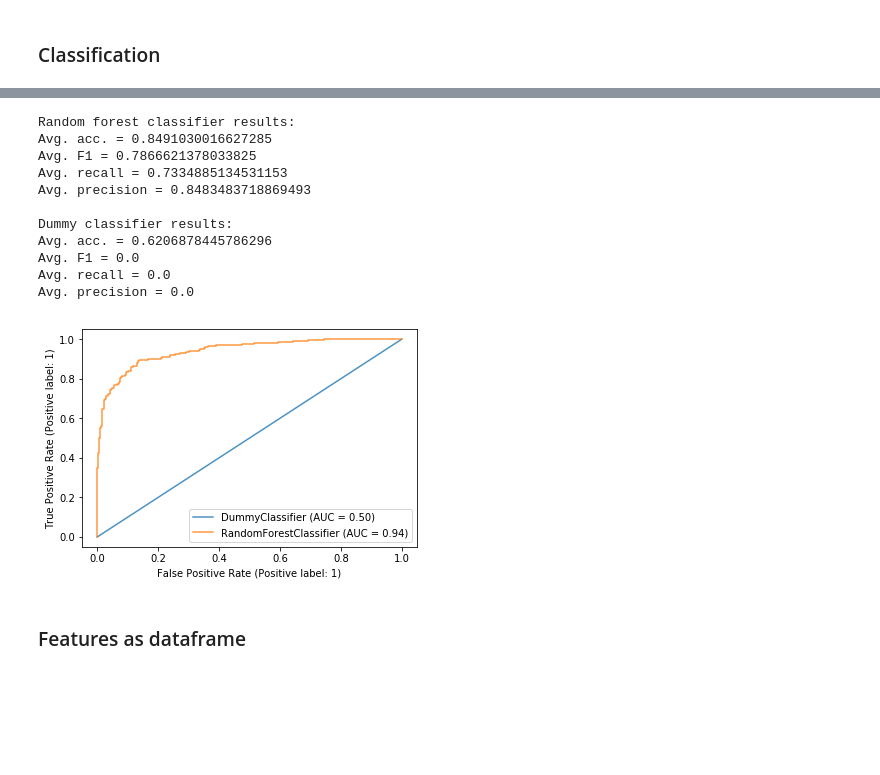
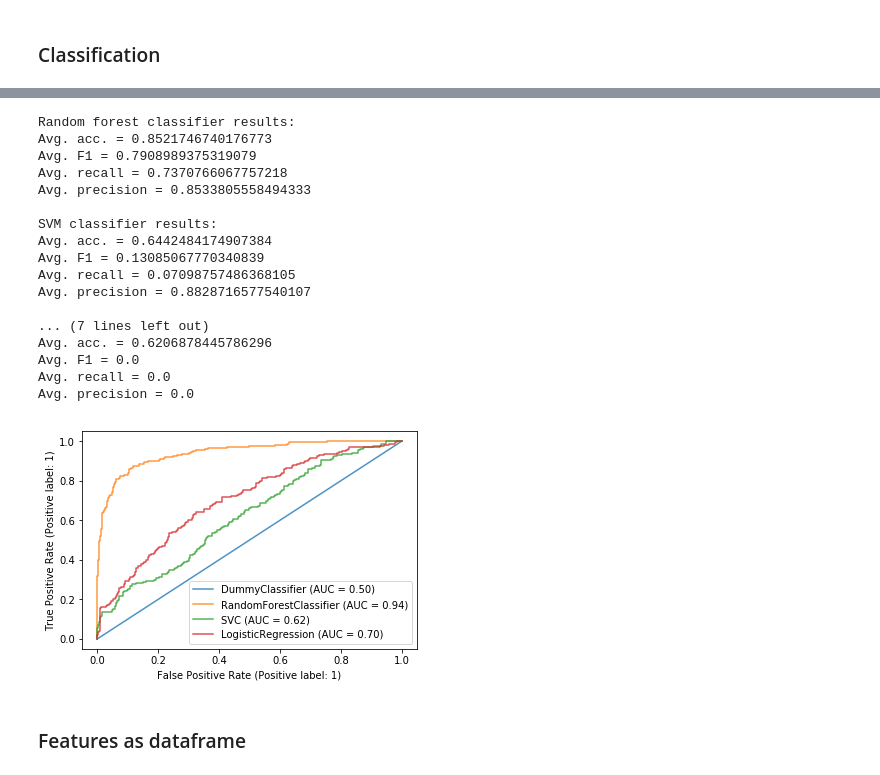
Before and after one commit to kroglkt/CogSci3, a Jupyter notebook: DOVES classifier.ipynb, the cells around one changed output, grey strips where cells are left out. Cells and saved outputs as stored; diff of their text form; code cells hidden in the pictures; blank space fills up the shorter version.

Commit message:
Update DOVES classifier.ipynb
New classifiers added, SVM & LR

```diff
--- a/DOVES classifier.ipynb
+++ b/DOVES classifier.ipynb
@@ -668,14 +662,13 @@ mean_pd[0]
 # %% [markdown]
 ### Classification
 # %%
-# Random Forest
+# Support Vector Machines
 
 X = np.array(X)
 y = np.array(Y)
 
-model = RandomForestClassifier(
-    n_estimators=1000, criterion='entropy', min_samples_split=5,
-    min_samples_leaf=1, random_state=42, max_features='sqrt'
+model = svm.SVC(
+    decision_function_shape='ovo'
 )
 
 acc_score = []
@@ -698,10 +691,10 @@ for train_index, test_index in kf.split(X):
     recall.append(recall_score(y_test, pred_values))
 
 ax = plt.gca()
-rfc_disp = plot_roc_curve(model, X_test, y_test, ax=ax, alpha=0.8)
+svm_disp = plot_roc_curve(model, X_test, y_test, ax=ax, alpha=0.8)
 
-rfc_avg_acc_score = sum(acc_score)/k
-rfc_avg_f1_score = sum(f1)/k
-rfc_avg_recall = sum(recall)/k
-rfc_avg_precision = sum(precision)/k
+svm_avg_acc_score = sum(acc_score)/k
+svm_avg_f1_score = sum(f1)/k
+svm_avg_recall = sum(recall)/k
+svm_avg_precision = sum(precision)/k
 # %% [output]
@@ -735,39 +805,59 @@ for train_index, test_index in kf.split(X):
 
 ax = plt.gca()
 d_disp = plot_roc_curve(model, X_test, y_test, ax=ax, alpha=0.8)
 rfc_disp.plot(ax=ax, alpha=0.8)
+svm_disp.plot(ax=ax, alpha=0.8)
+lr_disp.plot(ax=ax, alpha=0.8)
 
 d_avg_acc_score = sum(acc_score)/k
 d_avg_f1_score = sum(f1)/k
 d_avg_recall = sum(recall)/k
 d_avg_precision = sum(precision)/k
 
 print(f"""
 Random forest classifier results:
 Avg. acc. = {rfc_avg_acc_score}
 Avg. F1 = {rfc_avg_f1_score}
 Avg. recall = {rfc_avg_recall}
 Avg. precision = {rfc_avg_precision}
 
+SVM classifier results:
+Avg. acc. = {svm_avg_acc_score}
+Avg. F1 = {svm_avg_f1_score}
+Avg. recall = {svm_avg_recall}
+Avg. precision = {svm_avg_precision}
+
+LR classifier results:
+Avg. acc. = {lr_avg_acc_score}
+Avg. F1 = {lr_avg_f1_score}
+Avg. recall = {lr_avg_recall}
+Avg. precision = {lr_avg_precision}
+
 Dummy classifier results:
 Avg. acc. = {d_avg_acc_score}
 Avg. F1 = {d_avg_f1_score}
 Avg. recall = {d_avg_recall}
 Avg. precision = {d_avg_precision}
 """)
 # %% [output]
 Random forest classifier results:
-Avg. acc. = 0.8491030016627285
-Avg. F1 = 0.7866621378033825
-Avg. recall = 0.7334885134531153
-Avg. precision = 0.8483483718869493
+Avg. acc. = 0.8521746740176773
+Avg. F1 = 0.7908989375319079
+Avg. recall = 0.7370766067757218
+Avg. precision = 0.8533805558494333
 
-Dummy classifier results:
+SVM classifier results:
+Avg. acc. = 0.6442484174907384
+Avg. F1 = 0.13085067770340839
+Avg. recall = 0.07098757486368105
+Avg. precision = 0.8828716577540107
+
+... (7 lines left out)
 Avg. acc. = 0.6206878445786296
 Avg. F1 = 0.0
 Avg. recall = 0.0
 Avg. precision = 0.0
-[figure, old version]
+[figure, new version]
 # %% [markdown]
 ### Features as dataframe
 # %%
```
Also changed, not shown: parts of 9 cells of this notebook.
